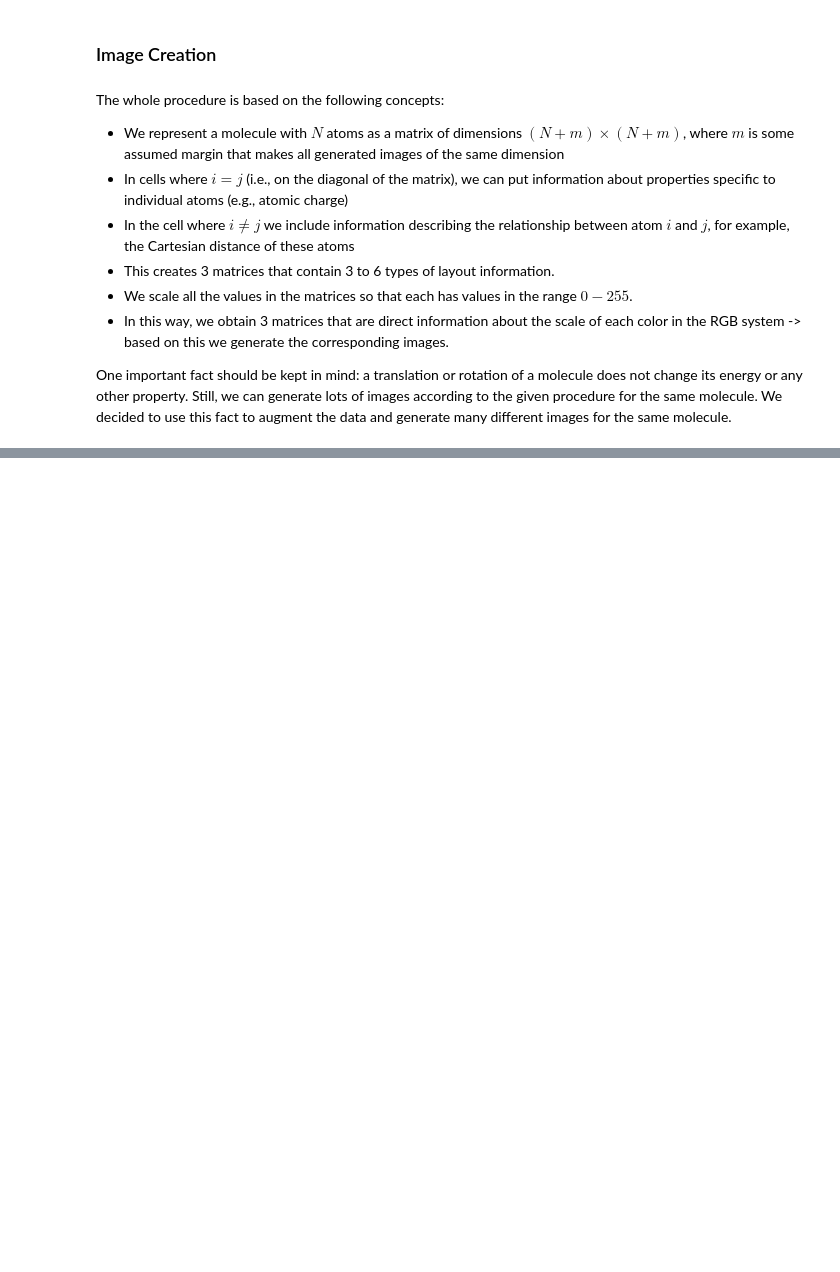
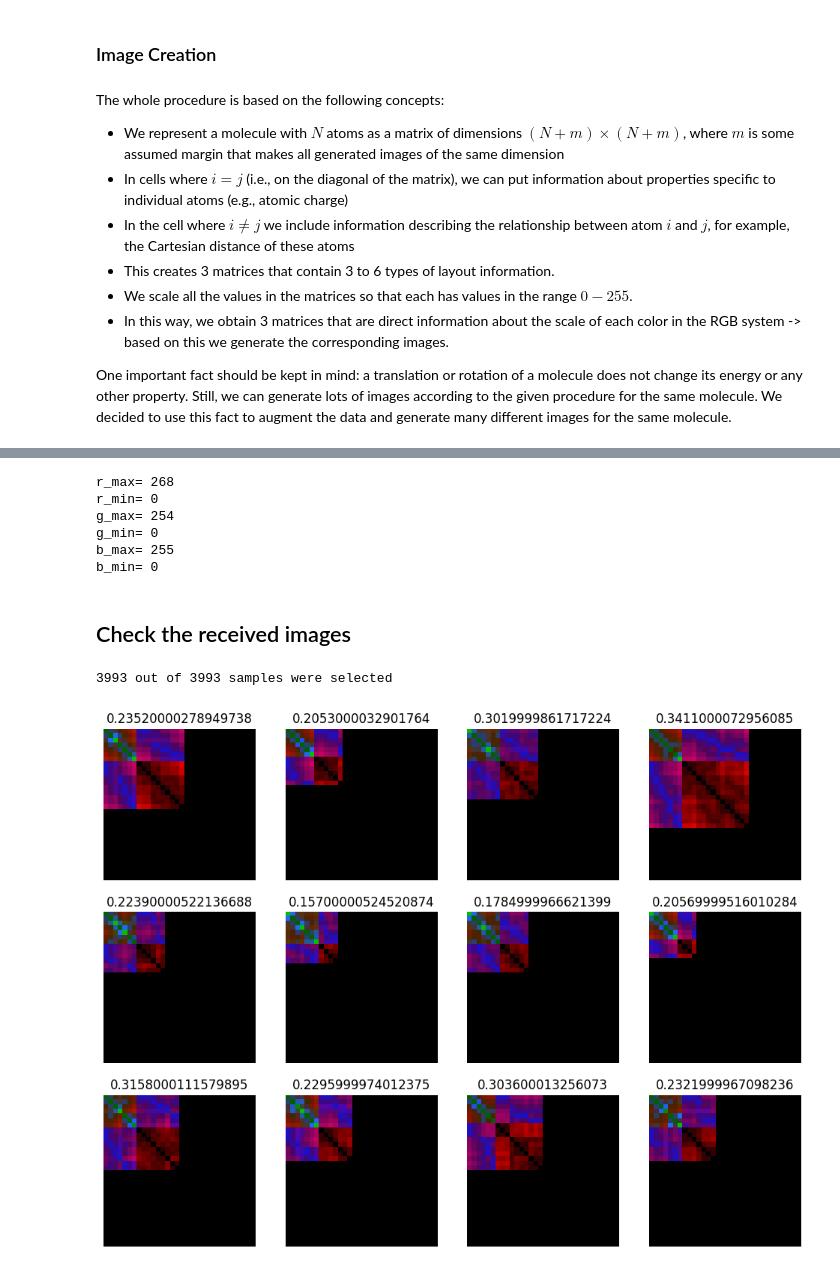
Before and after one commit to all2gos/RGBChem, a Jupyter notebook: working_demo.ipynb, the cells around one changed output, grey strips where cells are left out. Saved outputs shown, nothing was run; the diff lists cells and outputs as text; code cells hidden in the pictures; blank space fills up the shorter version.

Commit message:
adding entire process from start to finish without any corrections

```diff
--- a/working_demo.ipynb
+++ b/working_demo.ipynb
@@ -8,3 +8,7 @@ In this Jupyter Notebook we present the main ideas of the whole workflow showing
 ## Data Preparation
 # %% [markdown]
 For the purpose of presenting a working demo, we will use a small dataset that is a slice of the [qm9 database](https://www.nature.com/articles/sdata201422), which contains 133885 organic molecules with up to 9 heavy atoms (CONF). We will use only those compounds that contain up to 7 heavy atoms from this base. The dataset was prepared by us in advance.
+# %%
+import pandas as pd
+
+ds = pd.read_csv('https://raw.githubusercontent.com/all2gos/RGBChem/main/qm7_demo.csv')
@@ -24,0 +151,74 @@ One important fact should be kept in mind: a translation or rotation of a molecu
+# %%
+def calibration(ds, d, bo):
+  data = []
+  c = []
+  start = random.randint(0,5) #to avoid too long execution
+  for compound in range(start, len(ds), int(len(ds)/d)): #step != 1 to avoid too long execution
+
+    try:
+      data.append(making_rgb_numerically(compound, bo, ds))
+    except ValueError:
+      print(ds.ID.iloc[compound])
+      c.append(ds.ID.iloc[compound])
+
+  max_values = []
+  min_values = []
+
+  for matrices_group in zip(*data):
+      max_group = np.max([np.max(matrix) for matrix in matrices_group])
+      min_group = np.min([np.min(matrix) for matrix in matrices_group])
+      max_values.append(max_group)
+      min_values.append(min_group)
+
+  print("r_max=", max_values[0])
+  print("r_min=", min_values[0])
+  print("g_max=", max_values[1])
+  print("g_min=", min_values[1])
+  print("b_max=", max_values[2])
+  print("b_min=", min_values[2])
+
+#we can check that the values in each matrix are within the range of 0-255 and change the calibration if necessary
+#in general, it is best to first generate images without any calibration and then scale them accordingly
+calibration(ds, 500, bo)
+# %% [output]
+r_max= 268
+r_min= 0
+g_max= 254
+g_min= 0
+b_max= 255
+b_min= 0
+# %% [markdown]
+## Check the received images
+# %%
+from fastai.vision.all import *
+
+def get_list(path):
+    l = []
+    for plik in os.listdir(path):
+        if os.path.isfile(os.path.join(path, plik)):
+            l.append(plik)
+    return l
+
+def get_x(r): return f"{path}/{r['ID']}.png"
+def get_y(r): return float(r[PREDICTED_VALUE])
+
+
+
+path = f'{PATH}/{TRAIN_DIR_NAME}'
+get_image_files = get_list(path)
+# %%
+f = os.listdir(f"{PATH}/{TRAIN_DIR_NAME}")
+f = [x[:-4] for x in f]
+
+filtered = ds[ds.ID.isin(f)]
+print(f'{len(filtered)} out of {len(ds)} samples were selected')
+# %% [output]
+3993 out of 3993 samples were selected
+# %%
+dblock = DataBlock(blocks=(ImageBlock, RegressionBlock),
+                   get_x=get_x, get_y=get_y,
+                   splitter=RandomSplitter(valid_pct=0.1, seed=42)).dataloaders(filtered)
+
+dblock.show_batch(max_n=12)
+# %% [output]
+[figure, added]
```
Also changed, not shown: parts of 11 cells of this notebook.
